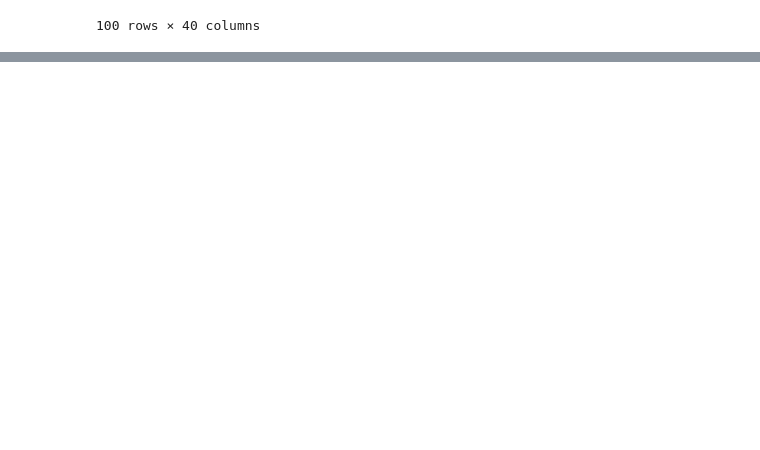
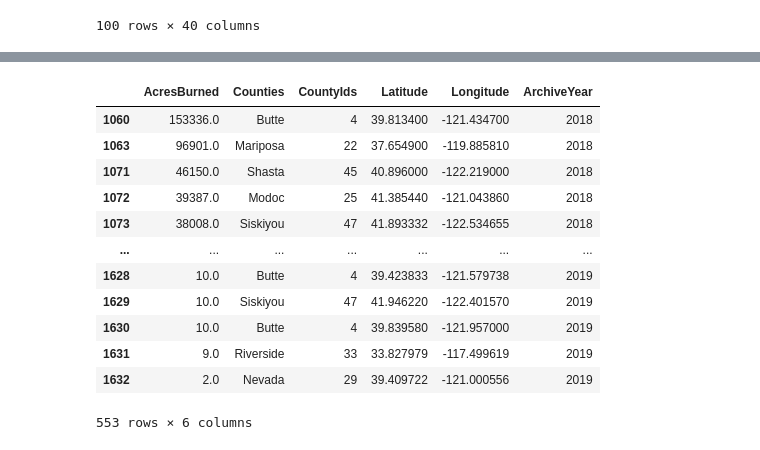
Before and after one commit to lleiva25/Project4, a Jupyter notebook: FireCleaner.ipynb, the cells around one changed output, grey strips where cells are left out. Cells and saved outputs as stored; diff of their text form; code cells hidden in the pictures; blank space fills up the shorter version.

```diff
--- a/FireCleaner.ipynb
+++ b/FireCleaner.ipynb
@@ -30,2 +72,22 @@ df_fire_c.head()
+# %%
+for index, row in df_fire_c.iterrows():
+    if row['Latitude'] == 0:
+        df_fire_c.drop(index, inplace = True)
+# %%
+df_fire_c
+# %% [output]
+|  | AcresBurned | Counties | CountyIds | Latitude | Longitude | ArchiveYear |
+| 1060 | 153336.0 | Butte | 4 | 39.813400 | -121.434700 | 2018 |
+| 1063 | 96901.0 | Mariposa | 22 | 37.654900 | -119.885810 | 2018 |
+| 1071 | 46150.0 | Shasta | 45 | 40.896000 | -122.219000 | 2018 |
+| 1072 | 39387.0 | Modoc | 25 | 41.385440 | -121.043860 | 2018 |
+| 1073 | 38008.0 | Siskiyou | 47 | 41.893332 | -122.534655 | 2018 |
+| ... | ... | ... | ... | ... | ... | ... |
+| 1628 | 10.0 | Butte | 4 | 39.423833 | -121.579738 | 2019 |
+| 1629 | 10.0 | Siskiyou | 47 | 41.946220 | -122.401570 | 2019 |
+| 1630 | 10.0 | Butte | 4 | 39.839580 | -121.957000 | 2019 |
+| 1631 | 9.0 | Riverside | 33 | 33.827979 | -117.499619 | 2019 |
+| 1632 | 2.0 | Nevada | 29 | 39.409722 | -121.000556 | 2019 |
+553 rows × 6 columns
 # %%
 df_fire_c.to_csv('California_Fire_Incidents_Cleaned.csv')
```
Also changed, not shown: parts of 6 cells of this notebook, 1 other file.
